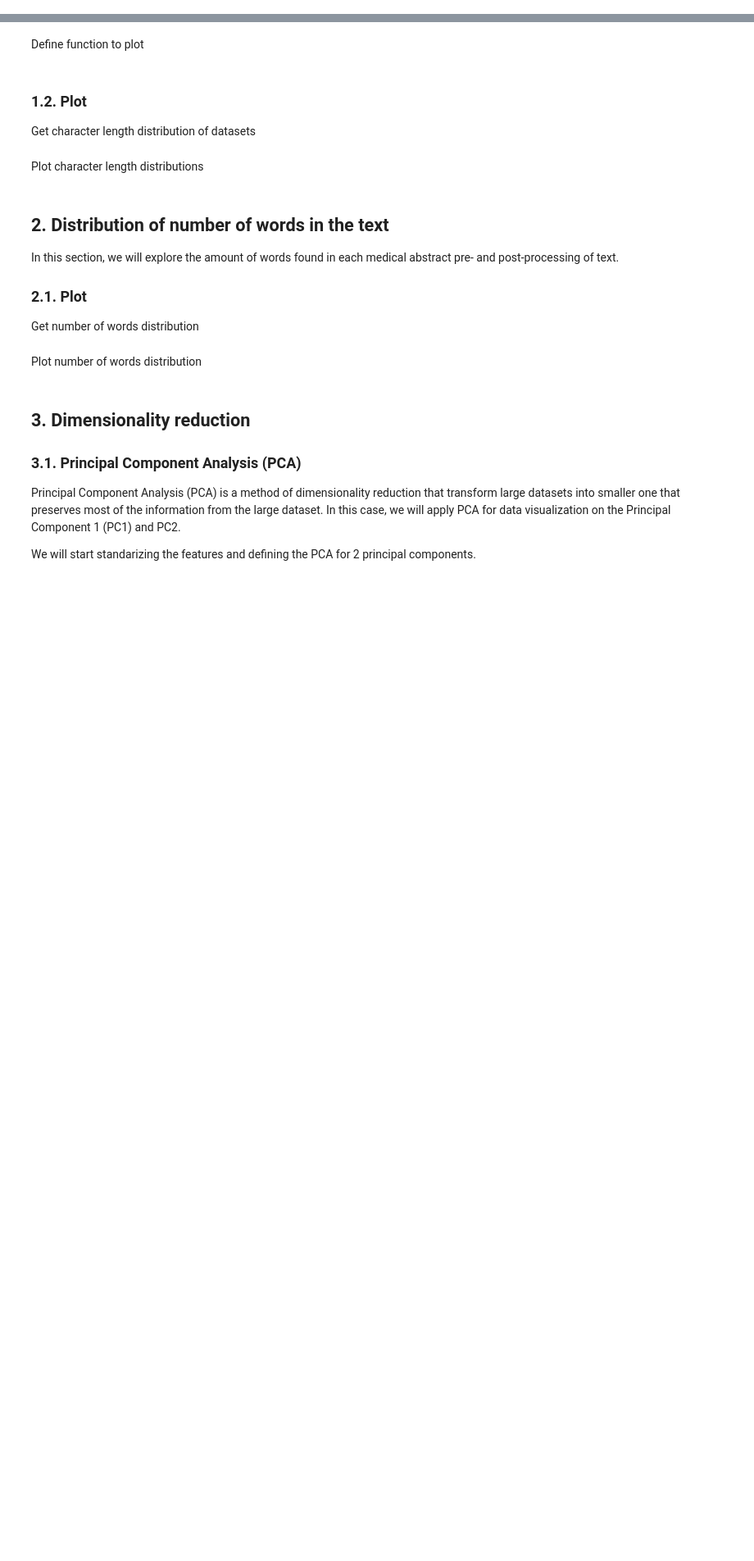
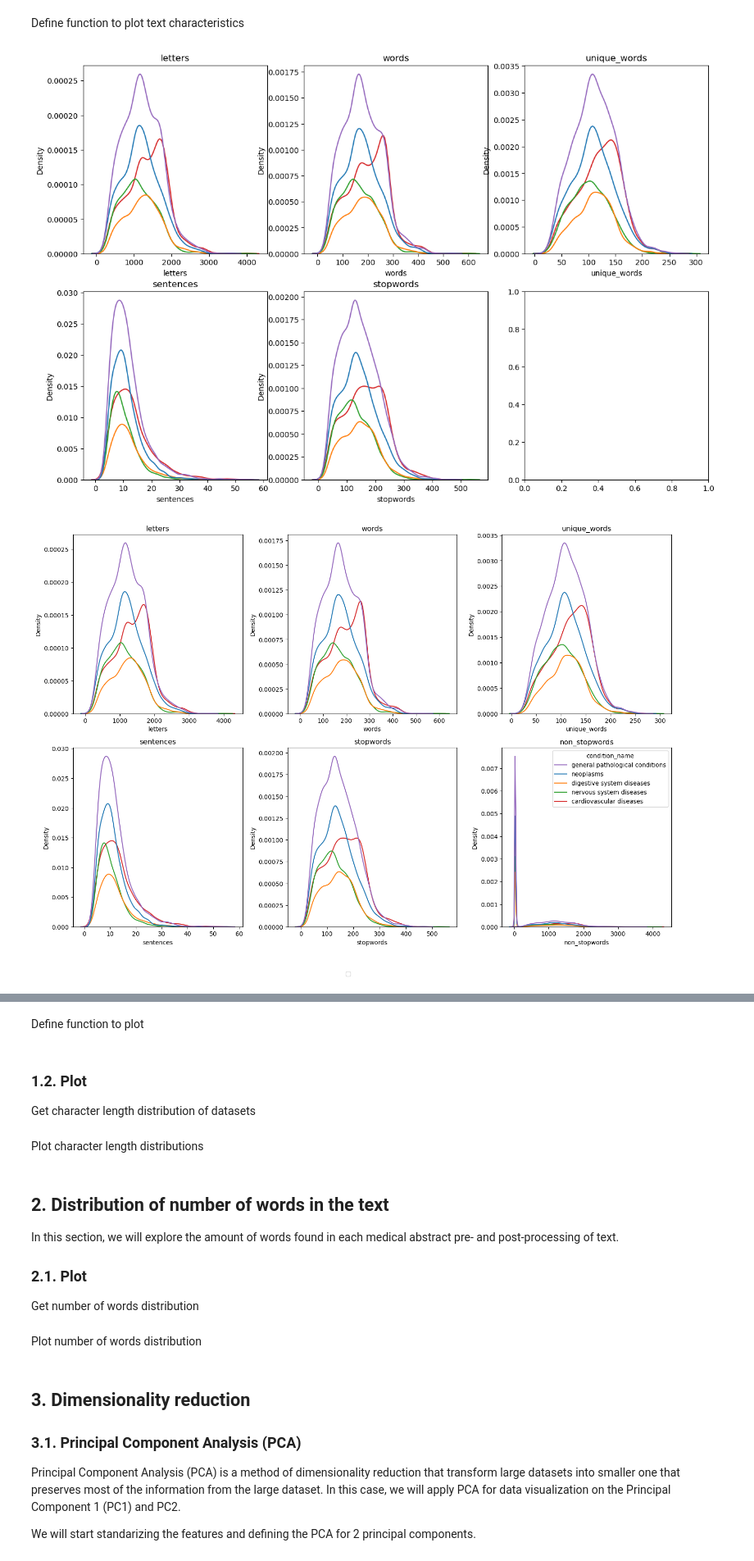
Before and after one commit to drojasca98/Medical-Text-Classification, a Jupyter notebook: python/2_data_exploration.ipynb, the cells around one changed output, grey strips where cells are left out. Shown at 82% size. Saved outputs shown, nothing was run; the diff lists cells and outputs as text; code cells hidden in the pictures; blank space fills up the shorter version.

```diff
--- a/python/2_data_exploration.ipynb
+++ b/python/2_data_exploration.ipynb
@@ -37,0 +176,26 @@ import umap
+# %%
+# Function to count stopwords
+def count_stopwords(text):
+
+    # Define stop words
+    stop_words = set(stopwords.words("english"))
+
+    # Define tokenizer
+    tokens = word_tokenize(text)
+
+    # Count stopwords
+    stopwords_num = len([token for token in tokens if token not in stop_words])
+
+    return stopwords_num
+
+# Function to define all features
+def define_text_features(df):
+    # Count
+    df["letters"] = df["medical_abstract"].apply(lambda x: len(x)) # Number of letters
+    df["words"] = df["medical_abstract"].apply(lambda x: len(x.split(" "))) # Number of words
+    df["unique_words"] = df["medical_abstract"].apply(lambda x: (len(set(x.split(" "))))) # Number of unique words
+    df["sentences"] = df["medical_abstract"].apply(lambda x: len(x.split("."))) # Number of Senmtences
+    df["stopwords"] = df["medical_abstract"].apply(lambda x: count_stopwords(x)) # Number of stopwords
+    df["non_stopwords"] = df["words"] - df["stopwords"] # Number of non-stopwords
+
+    return df
@@ -37,0 +204,4 @@ import umap
+# %%
+features_df = define_text_features(full_df)
+# %% [markdown]
+Define function to plot text characteristics
@@ -37,0 +257,5 @@ import umap
+# %%
+plot_text_features(features_df, plots_out_dir)
+# %% [output]
+[figure, added]
+[figure, added]
```
Also changed, not shown: parts of 41 cells of this notebook, 2 other files.
